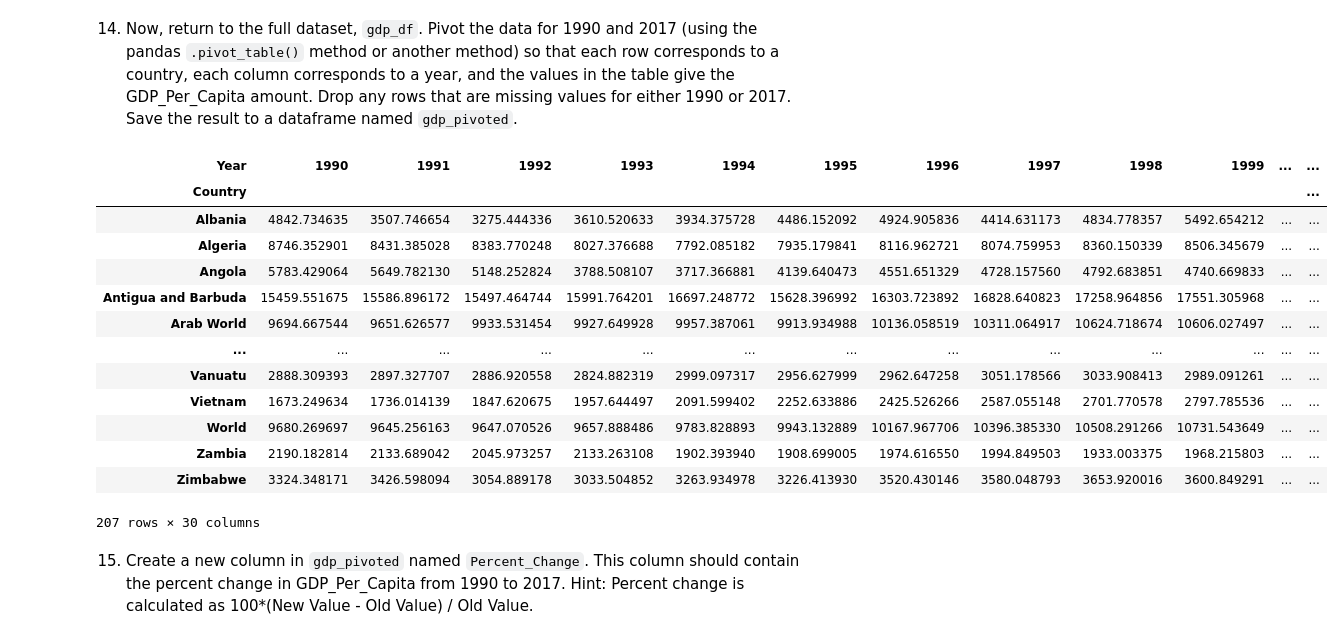
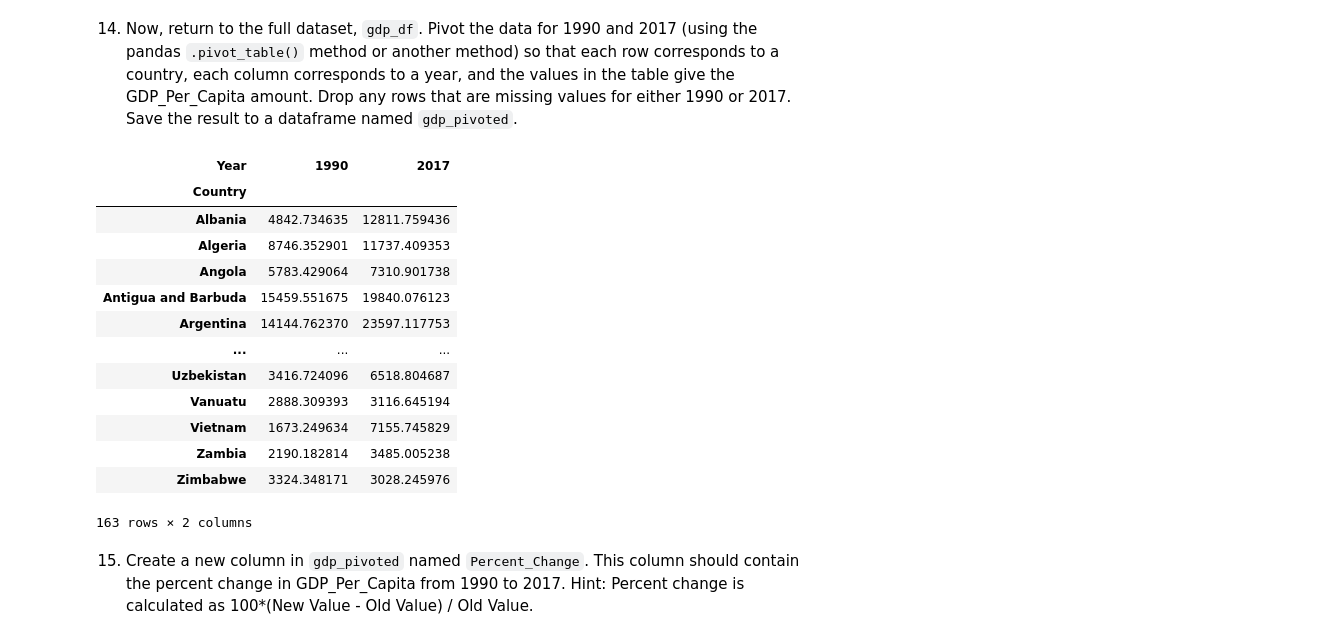
Before and after one commit to nss-data-science-cohort-5/un_exploration-rohitrvenkat, a Jupyter notebook: notebooks/UN_Data_Exploration.ipynb, the cells around one changed output. Drawn from its saved outputs; the diff is of its cells as text; code cells hidden in the pictures.

```diff
--- a/notebooks/UN_Data_Exploration.ipynb
+++ b/notebooks/UN_Data_Exploration.ipynb
@@ -146,24 +146,24 @@ display(gdp_2014.sort_values('GDP_Per_Capita', ascending = True).head())
 # %% [markdown]
 14. Now, return to the full dataset, `gdp_df`. Pivot the data for 1990 and 2017 (using the pandas `.pivot_table()` method or another method) so that each row corresponds to a country, each column corresponds to a year, and the values in the table give the GDP_Per_Capita amount. Drop any rows that are missing values for either 1990 or 2017. Save the result to a dataframe named `gdp_pivoted`.
 # %%
-gdp_pivoted = gdp_df.pivot_table('GDP_Per_Capita', index = 'Country', columns = 'Year')
-gdp_pivoted = gdp_pivoted.dropna(subset = [1990, 2017])
+gdp_pivoted = gdp_df[gdp_df['Year'].isin([1990,2017])].pivot_table('GDP_Per_Capita', index = 'Country', columns = 'Year')
+gdp_pivoted = gdp_pivoted.dropna()
 display(gdp_pivoted)
 # %% [output]
-| Year | 1990 | 1991 | 1992 | 1993 | 1994 | 1995 | 1996 | 1997 | 1998 | 1999 | ... | ... |
-| Country |  |  |  |  |  |  |  |  |  |  |  | ... |
-| Albania | 4842.734635 | 3507.746654 | 3275.444336 | 3610.520633 | 3934.375728 | 4486.152092 | 4924.905836 | 4414.631173 | 4834.778357 | 5492.654212 | ... | ... |
-| Algeria | 8746.352901 | 8431.385028 | 8383.770248 | 8027.376688 | 7792.085182 | 7935.179841 | 8116.962721 | 8074.759953 | 8360.150339 | 8506.345679 | ... | ... |
-| Angola | 5783.429064 | 5649.782130 | 5148.252824 | 3788.508107 | 3717.366881 | 4139.640473 | 4551.651329 | 4728.157560 | 4792.683851 | 4740.669833 | ... | ... |
-| Antigua and Barbuda | 15459.551675 | 15586.896172 | 15497.464744 | 15991.764201 | 16697.248772 | 15628.396992 | 16303.723892 | 16828.640823 | 17258.964856 | 17551.305968 | ... | ... |
-| Arab World | 9694.667544 | 9651.626577 | 9933.531454 | 9927.649928 | 9957.387061 | 9913.934988 | 10136.058519 | 10311.064917 | 10624.718674 | 10606.027497 | ... | ... |
-| ... | ... | ... | ... | ... | ... | ... | ... | ... | ... | ... | ... | ... |
-| Vanuatu | 2888.309393 | 2897.327707 | 2886.920558 | 2824.882319 | 2999.097317 | 2956.627999 | 2962.647258 | 3051.178566 | 3033.908413 | 2989.091261 | ... | ... |
-| Vietnam | 1673.249634 | 1736.014139 | 1847.620675 | 1957.644497 | 2091.599402 | 2252.633886 | 2425.526266 | 2587.055148 | 2701.770578 | 2797.785536 | ... | ... |
-| World | 9680.269697 | 9645.256163 | 9647.070526 | 9657.888486 | 9783.828893 | 9943.132889 | 10167.967706 | 10396.385330 | 10508.291266 | 10731.543649 | ... | ... |
-| Zambia | 2190.182814 | 2133.689042 | 2045.973257 | 2133.263108 | 1902.393940 | 1908.699005 | 1974.616550 | 1994.849503 | 1933.003375 | 1968.215803 | ... | ... |
-| Zimbabwe | 3324.348171 | 3426.598094 | 3054.889178 | 3033.504852 | 3263.934978 | 3226.413930 | 3520.430146 | 3580.048793 | 3653.920016 | 3600.849291 | ... | ... |
+| Year | 1990 | 2017 |
+| Country |  |  |
+| Albania | 4842.734635 | 12811.759436 |
+| Algeria | 8746.352901 | 11737.409353 |
+| Angola | 5783.429064 | 7310.901738 |
+| Antigua and Barbuda | 15459.551675 | 19840.076123 |
+| Argentina | 14144.762370 | 23597.117753 |
+| ... | ... | ... |
+| Uzbekistan | 3416.724096 | 6518.804687 |
+| Vanuatu | 2888.309393 | 3116.645194 |
+| Vietnam | 1673.249634 | 7155.745829 |
+| Zambia | 2190.182814 | 3485.005238 |
+| Zimbabwe | 3324.348171 | 3028.245976 |
-207 rows × 30 columns
+163 rows × 2 columns
 # %% [markdown]
 15. Create a new column in `gdp_pivoted` named `Percent_Change`. This column should contain the percent change in GDP_Per_Capita from 1990 to 2017. Hint: Percent change is calculated as 100*(New Value - Old Value) / Old Value.
 # %%
```
Also changed, not shown: parts of 8 cells of this notebook.
